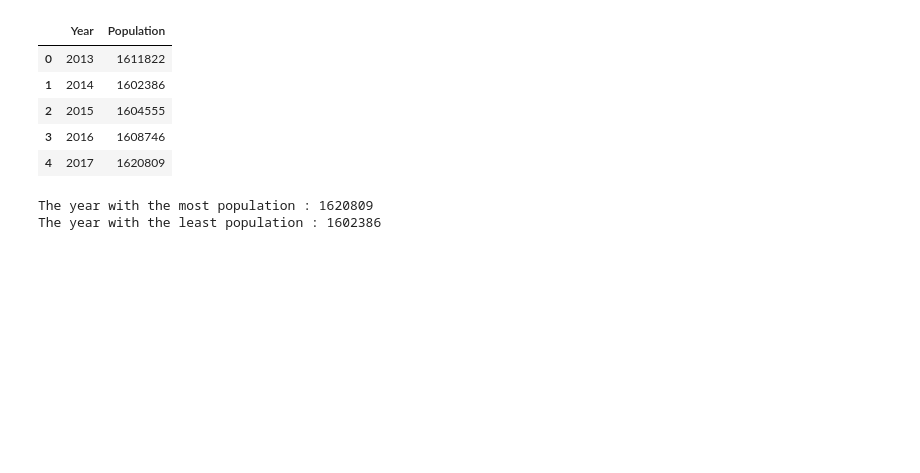
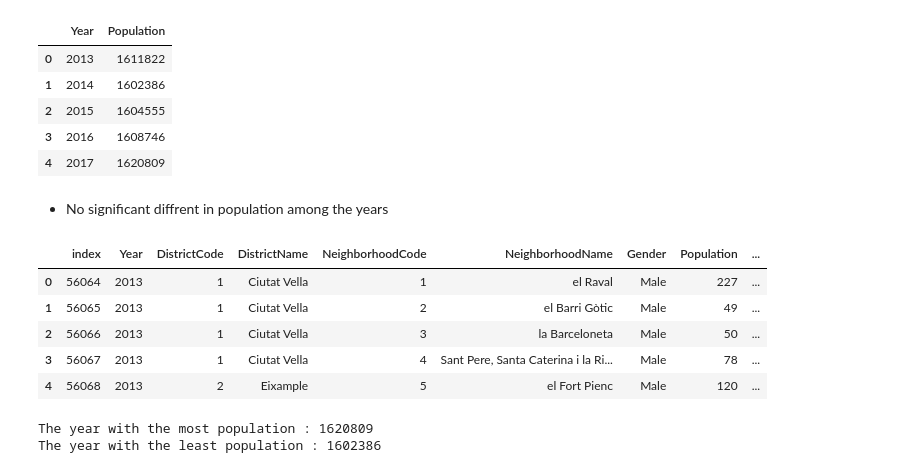
Before and after one commit to AlfaisalGassim/Barcelona_EDA, a Jupyter notebook: Barcelona.ipynb, the cells around one changed output. Cells and saved outputs as stored; diff of their text form; code cells hidden in the pictures; blank space fills up the shorter version.

```diff
--- a/Barcelona.ipynb
+++ b/Barcelona.ipynb
@@ -160,6 +193,17 @@ popDataYears
 | 2 | 2015 | 1604555 |
 | 3 | 2016 | 1608746 |
 | 4 | 2017 | 1620809 |
+# %% [markdown]
+- No significant diffrent in population among the years
+# %%
+pop2013.head()
+# %% [output]
+|  | index | Year | DistrictCode | DistrictName | NeighborhoodCode | NeighborhoodName | Gender | Population | ... |
+| 0 | 56064 | 2013 | 1 | Ciutat Vella | 1 | el Raval | Male | 227 | ... |
+| 1 | 56065 | 2013 | 1 | Ciutat Vella | 2 | el Barri Gòtic | Male | 49 | ... |
+| 2 | 56066 | 2013 | 1 | Ciutat Vella | 3 | la Barceloneta | Male | 50 | ... |
+| 3 | 56067 | 2013 | 1 | Ciutat Vella | 4 | Sant Pere, Santa Caterina i la Ri... | Male | 78 | ... |
+| 4 | 56068 | 2013 | 2 | Eixample | 5 | el Fort Pienc | Male | 120 | ... |
 # %%
 print("The year with the most population :", + popDataYears.Population.max())
 print("The year with the least population :", + popDataYears.Population.min())
```
Also changed, not shown: parts of 29 cells of this notebook.
